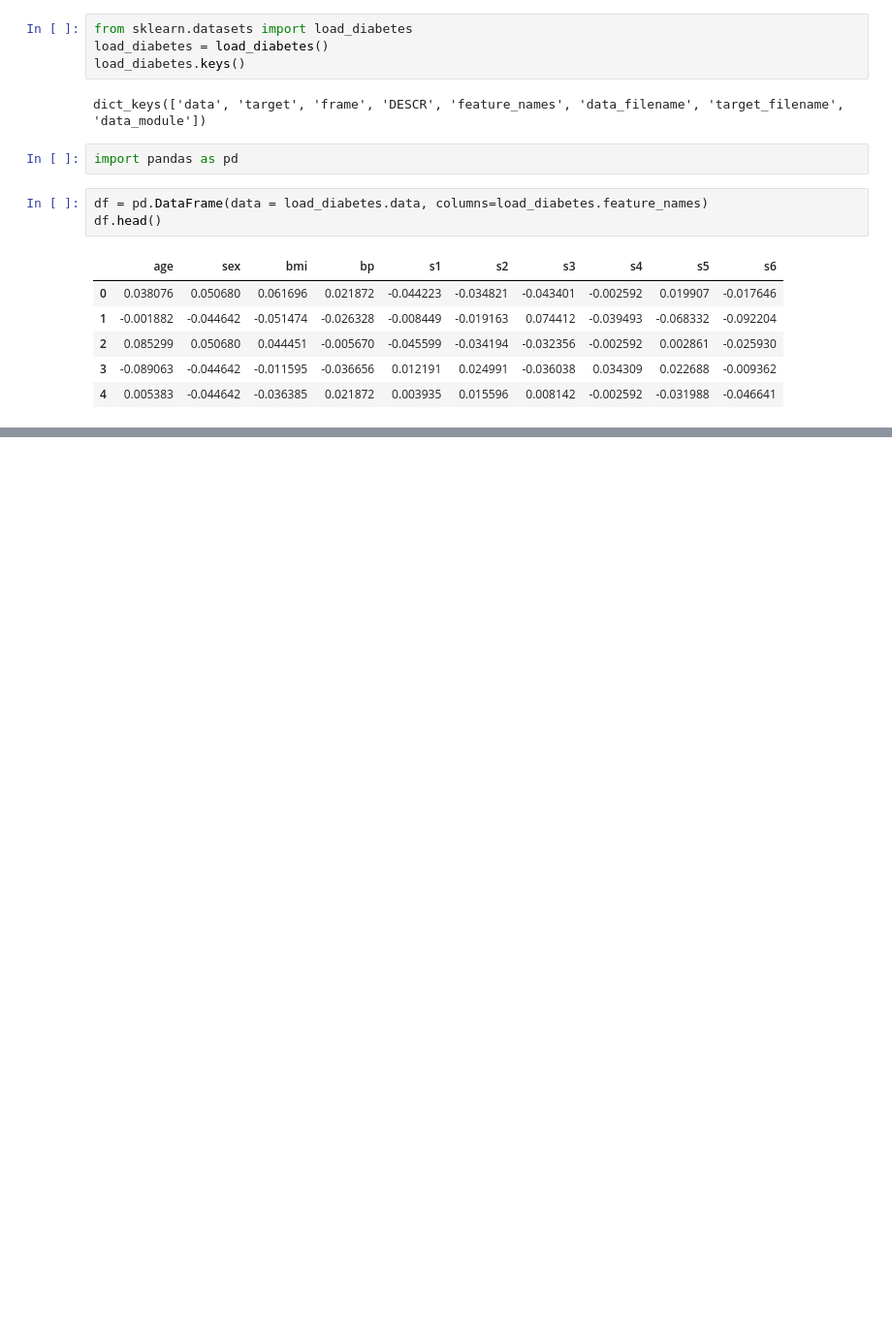
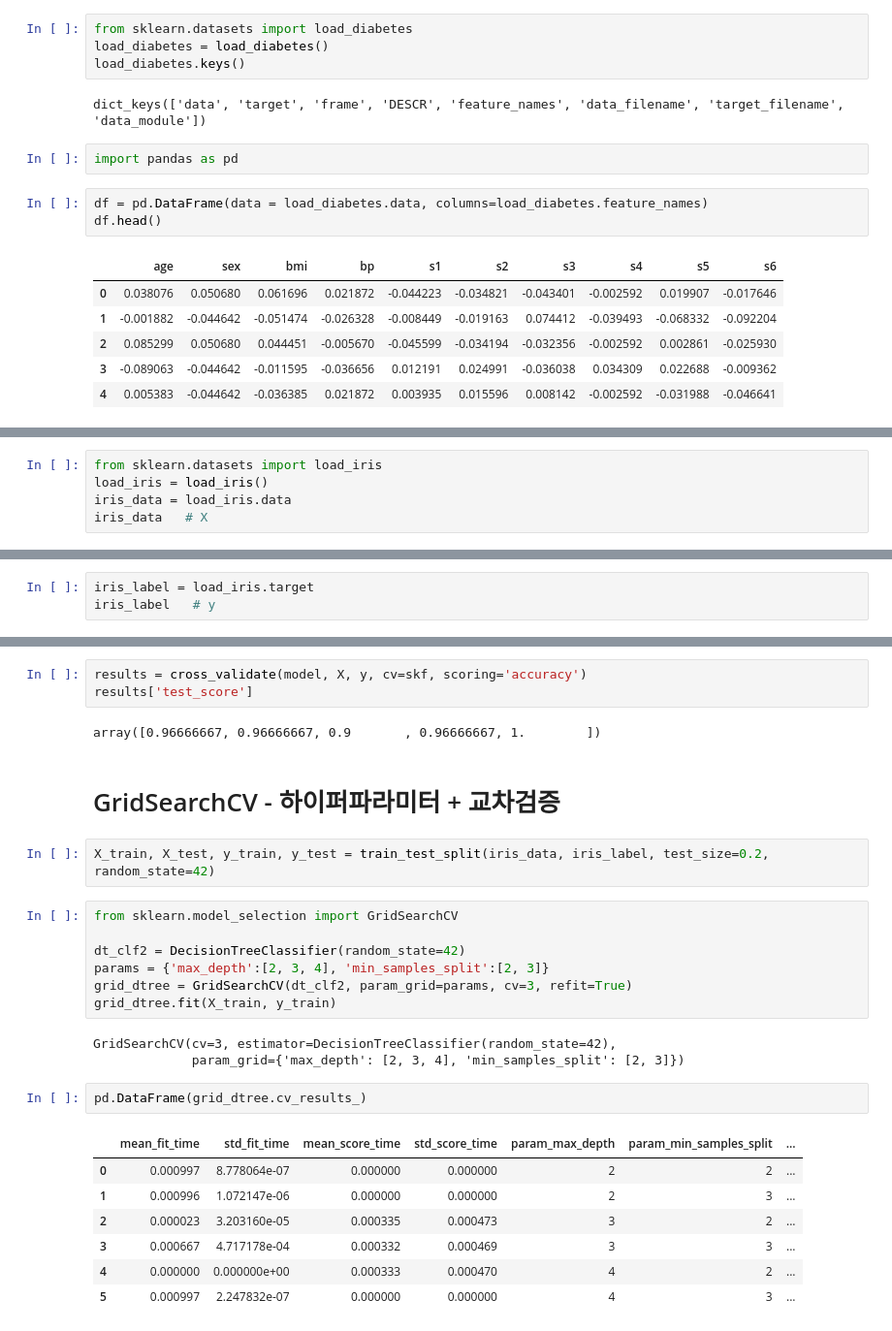
Before and after one commit to gayeoniee/data_anal_ml, a Jupyter notebook: 6. 사이킷런탐색.ipynb, the cells around one changed output, grey strips where cells are left out. Shown at 97% size. Drawn from its saved outputs; the diff is of its cells as text; blank space fills up the shorter version.

Commit message:
sklearn

```diff
--- a/6. 사이킷런탐색.ipynb
+++ b/6. 사이킷런탐색.ipynb
@@ -18,0 +32,5 @@ df.head()
+# %%
+from sklearn.datasets import load_iris
+load_iris = load_iris()
+iris_data = load_iris.data
+iris_data   # X
@@ -18,0 +63,3 @@ df.head()
+# %%
+iris_label = load_iris.target
+iris_label   # y
@@ -18,0 +199,29 @@ df.head()
+# %%
+results = cross_validate(model, X, y, cv=skf, scoring='accuracy')
+results['test_score']
+# %% [output]
+array([0.96666667, 0.96666667, 0.9       , 0.96666667, 1.        ])
+# %% [markdown]
+# GridSearchCV - 하이퍼파라미터 + 교차검증
+# %%
+X_train, X_test, y_train, y_test = train_test_split(iris_data, iris_label, test_size=0.2, random_state=42)
+# %%
+from sklearn.model_selection import GridSearchCV
+
+dt_clf2 = DecisionTreeClassifier(random_state=42)
+params = {'max_depth':[2, 3, 4], 'min_samples_split':[2, 3]}
+grid_dtree = GridSearchCV(dt_clf2, param_grid=params, cv=3, refit=True)
+grid_dtree.fit(X_train, y_train)
+# %% [output]
+GridSearchCV(cv=3, estimator=DecisionTreeClassifier(random_state=42),
+             param_grid={'max_depth': [2, 3, 4], 'min_samples_split': [2, 3]})
+# %%
+pd.DataFrame(grid_dtree.cv_results_)
+# %% [output]
+|  | mean_fit_time | std_fit_time | mean_score_time | std_score_time | param_max_depth | param_min_samples_split | ... |
+| 0 | 0.000997 | 8.778064e-07 | 0.000000 | 0.000000 | 2 | 2 | ... |
+| 1 | 0.000996 | 1.072147e-06 | 0.000000 | 0.000000 | 2 | 3 | ... |
+| 2 | 0.000023 | 3.203160e-05 | 0.000335 | 0.000473 | 3 | 2 | ... |
+| 3 | 0.000667 | 4.717178e-04 | 0.000332 | 0.000469 | 3 | 3 | ... |
+| 4 | 0.000000 | 0.000000e+00 | 0.000333 | 0.000470 | 4 | 2 | ... |
+| 5 | 0.000997 | 2.247832e-07 | 0.000000 | 0.000000 | 4 | 3 | ... |
```
Also changed, not shown: parts of 54 cells of this notebook.
